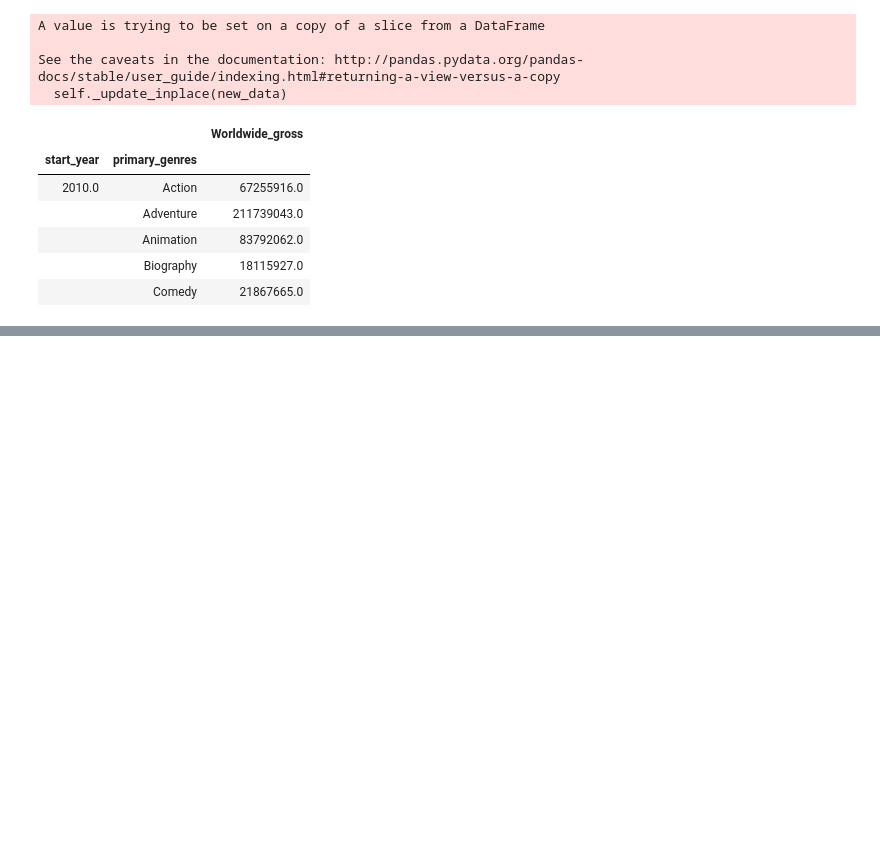
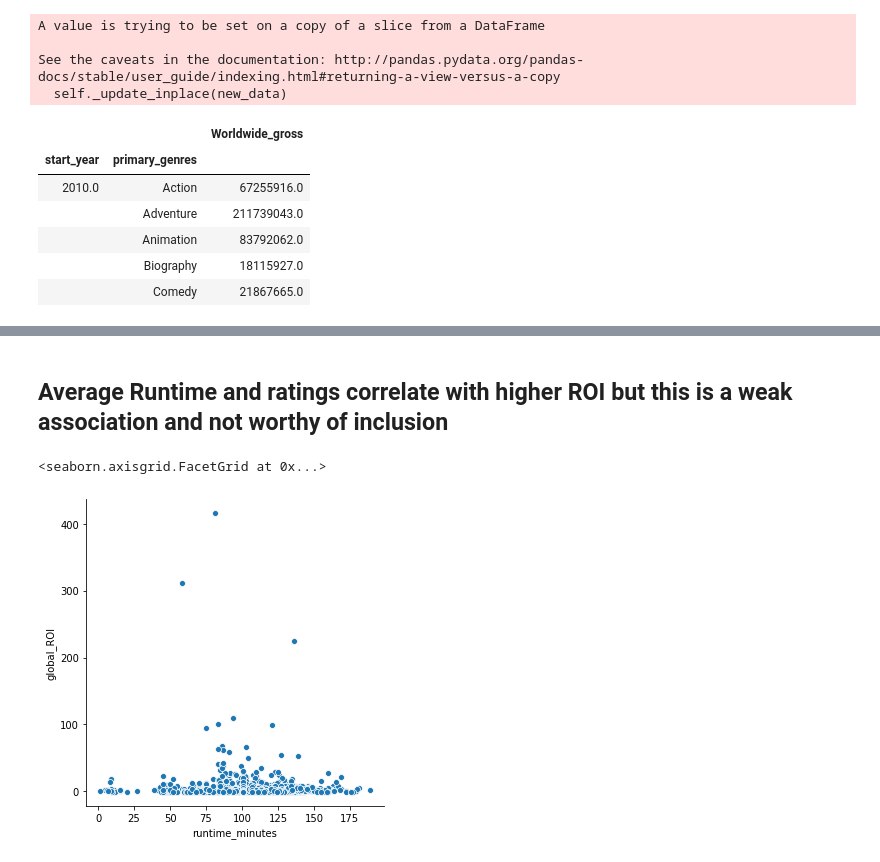
Before and after one commit to JillCarrie/Module1, a Jupyter notebook: data/project1.ipynb, the cells around one changed output, grey strips where cells are left out. Drawn from its saved outputs; the diff is of its cells as text; code cells hidden in the pictures; blank space fills up the shorter version.

```diff
--- a/data/project1.ipynb
+++ b/data/project1.ipynb
@@ -941,0 +973,7 @@ genre_by_year.head()
+# %% [markdown]
+## Average Runtime and ratings correlate with higher ROI but this is a weak association and not worthy of inclusion
+# %%
+sns.relplot(x='runtime_minutes', y='global_ROI', data=primary_genre, kind='scatter')
+# %% [output]
+<seaborn.axisgrid.FacetGrid at 0x...>
+[figure, added]
```
Also changed, not shown: parts of 49 cells of this notebook.
